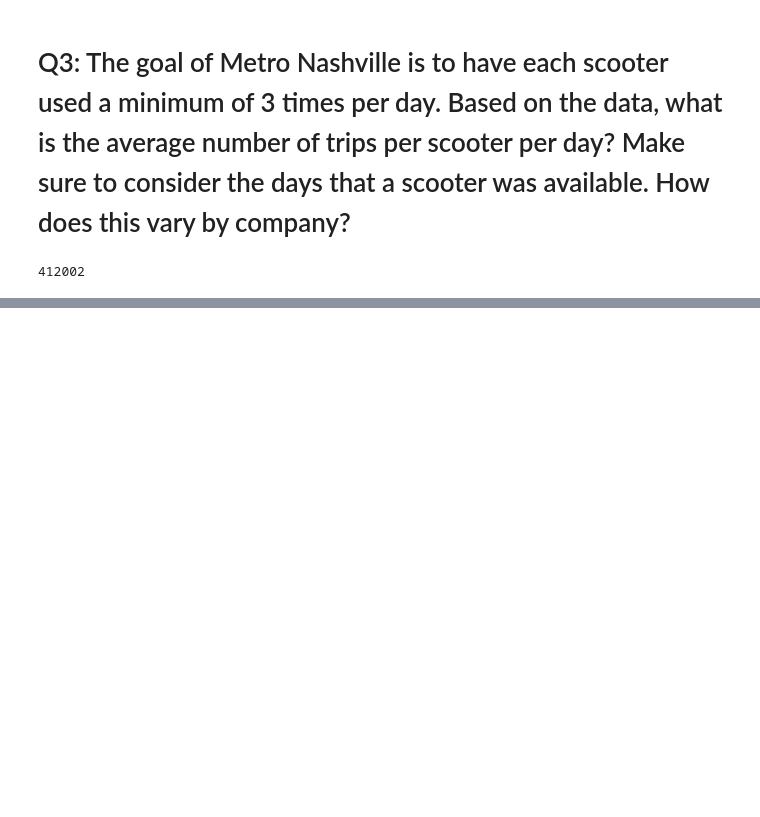
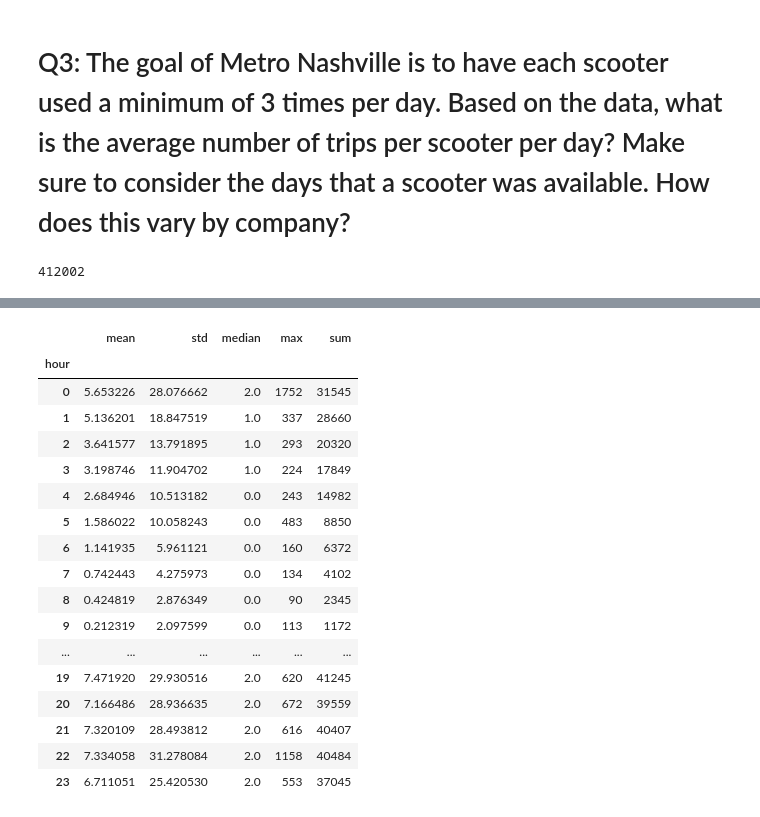
Before and after one commit to NSS-Data-Analytics-Cohort-11/scooters-margherita, a Jupyter notebook: notebook/scooters.ipynb, the cells around one changed output, grey strips where cells are left out. Cells and saved outputs as stored; diff of their text form; code cells hidden in the pictures; blank space fills up the shorter version.

```diff
--- a/notebook/scooters.ipynb
+++ b/notebook/scooters.ipynb
@@ -297,6 +235,11 @@ Removal of trips below one minute
 Trip lengths are capped at 24 hours
 
 Are the scooter companies in compliance with the second and third part of this rule?
+# %%
+trips_clean = trips[(trips['tripduration'] > 0) & (trips['tripdistance'] > 0)]
+# %%
+clean_trips = trips_clean[(trips_clean['tripduration'] >= 1) & (trips_clean['tripduration'] <= 24 * 60 )]
+# clean_trips.info()
 # %%
 # both
 trips.query('tripduration < 1 or tripduration > 1440').groupby(by=['companyname'])['triprecordnum'].count().reset_index().sort_values('triprecordnum',ascending=False)
@@ -357,0 +316,2 @@ days_avail_company = scooters.groupby(['companyname', 'sumdid', 'date'])
+# %%
+clean_trips['pubtimestamp'] = pd.to_datetime(clean_trips['pubtimestamp'], format = 'mixed')
@@ -357,0 +343,11 @@ days_avail_company = scooters.groupby(['companyname', 'sumdid', 'date'])
+# %%
+clean_trips_grouped = (clean_trips
+                     .assign(weekday = clean_trips['pubtimestamp'].dt.day_name())
+                     .groupby(pd.Grouper(key = 'pubtimestamp',
+                                         freq = '1h',
+                                         origin = 'epoch'
+                                        ))
+ ['triprecordnum']
+ .count()
+ .reset_index()       # convert the Date and Time column back to a regular column
+)
@@ -357,0 +389,26 @@ days_avail_company = scooters.groupby(['companyname', 'sumdid', 'date'])
+# %%
+(clean_trips_grouped
+ .assign(hour = clean_trips_grouped['pubtimestamp'].dt.hour)
+ .groupby('hour')
+ ['triprecordnum']
+ .agg(['mean', 'std', 'median','max','sum'])
+)
+# %% [output]
+|  | mean | std | median | max | sum |
+| hour |  |  |  |  |  |
+| 0 | 5.653226 | 28.076662 | 2.0 | 1752 | 31545 |
+| 1 | 5.136201 | 18.847519 | 1.0 | 337 | 28660 |
+| 2 | 3.641577 | 13.791895 | 1.0 | 293 | 20320 |
+| 3 | 3.198746 | 11.904702 | 1.0 | 224 | 17849 |
+| 4 | 2.684946 | 10.513182 | 0.0 | 243 | 14982 |
+| 5 | 1.586022 | 10.058243 | 0.0 | 483 | 8850 |
+| 6 | 1.141935 | 5.961121 | 0.0 | 160 | 6372 |
+| 7 | 0.742443 | 4.275973 | 0.0 | 134 | 4102 |
+| 8 | 0.424819 | 2.876349 | 0.0 | 90 | 2345 |
+| 9 | 0.212319 | 2.097599 | 0.0 | 113 | 1172 |
+| ... | ... | ... | ... | ... | ... |
+| 19 | 7.471920 | 29.930516 | 2.0 | 620 | 41245 |
+| 20 | 7.166486 | 28.936635 | 2.0 | 672 | 39559 |
+| 21 | 7.320109 | 28.493812 | 2.0 | 616 | 40407 |
+| 22 | 7.334058 | 31.278084 | 2.0 | 1158 | 40484 |
+| 23 | 6.711051 | 25.420530 | 2.0 | 553 | 37045 |
```
Also changed, not shown: parts of 23 cells of this notebook.
